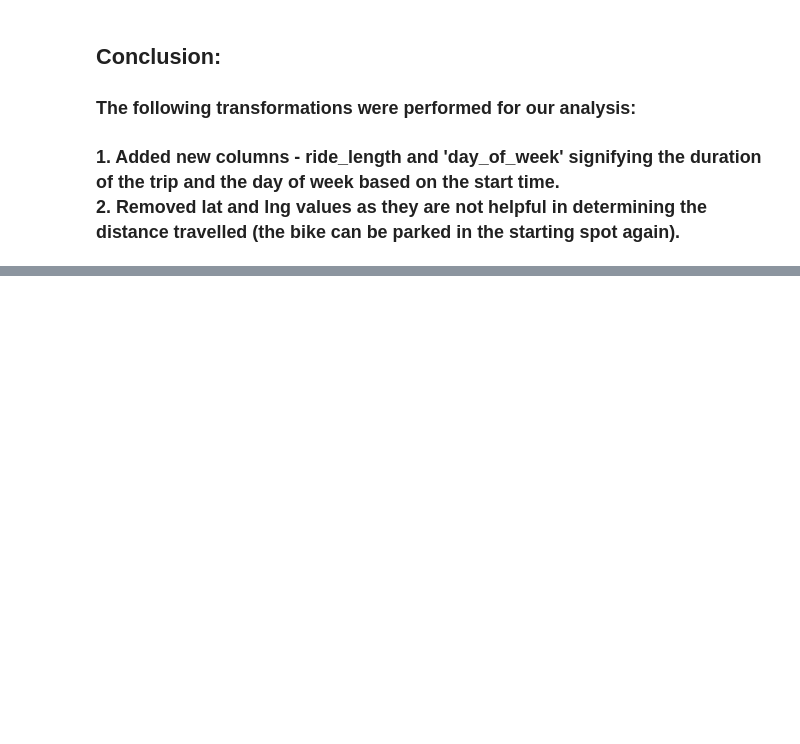
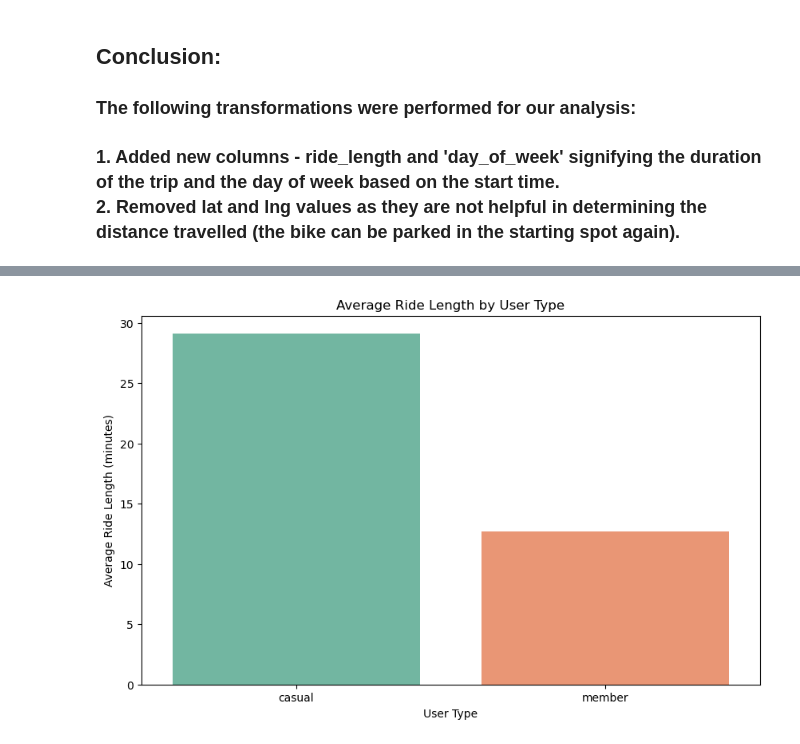
Before and after one commit to narz0001/Google-Data-Analytics-Cert-Bike-Share-Case-Study, a Jupyter notebook: bike_share_analytics.ipynb, the cells around one changed output, grey strips where cells are left out. Cells and saved outputs as stored; diff of their text form; code cells hidden in the pictures; blank space fills up the shorter version.

```diff
--- a/bike_share_analytics.ipynb
+++ b/bike_share_analytics.ipynb
@@ -147,0 +192,14 @@ df.drop(columns=columns_to_remove, inplace=True)
+# %%
+df['ride_length_seconds'] = df['ride_length'].dt.total_seconds()
+
+average_ride_length_by_user = df.groupby('member_casual')['ride_length_seconds'].mean() / 60
+
+# Barplot to visualize the average ride length by user type
+plt.figure(figsize=(10, 6))
+sns.barplot(x=average_ride_length_by_user.index, y=average_ride_length_by_user.values, palette='Set2')
+plt.xlabel('User Type')
+plt.ylabel('Average Ride Length (minutes)')
+plt.title('Average Ride Length by User Type')
+plt.show()
+# %% [output]
+[figure, added]
```
Also changed, not shown: parts of 19 cells of this notebook.
